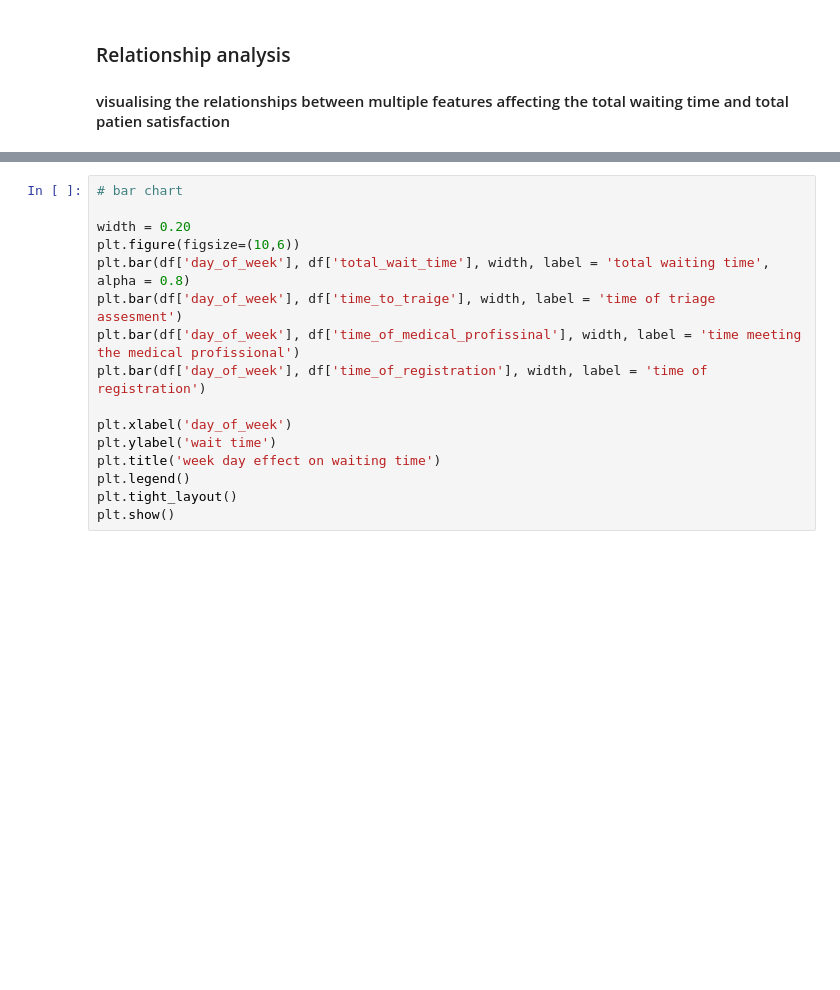
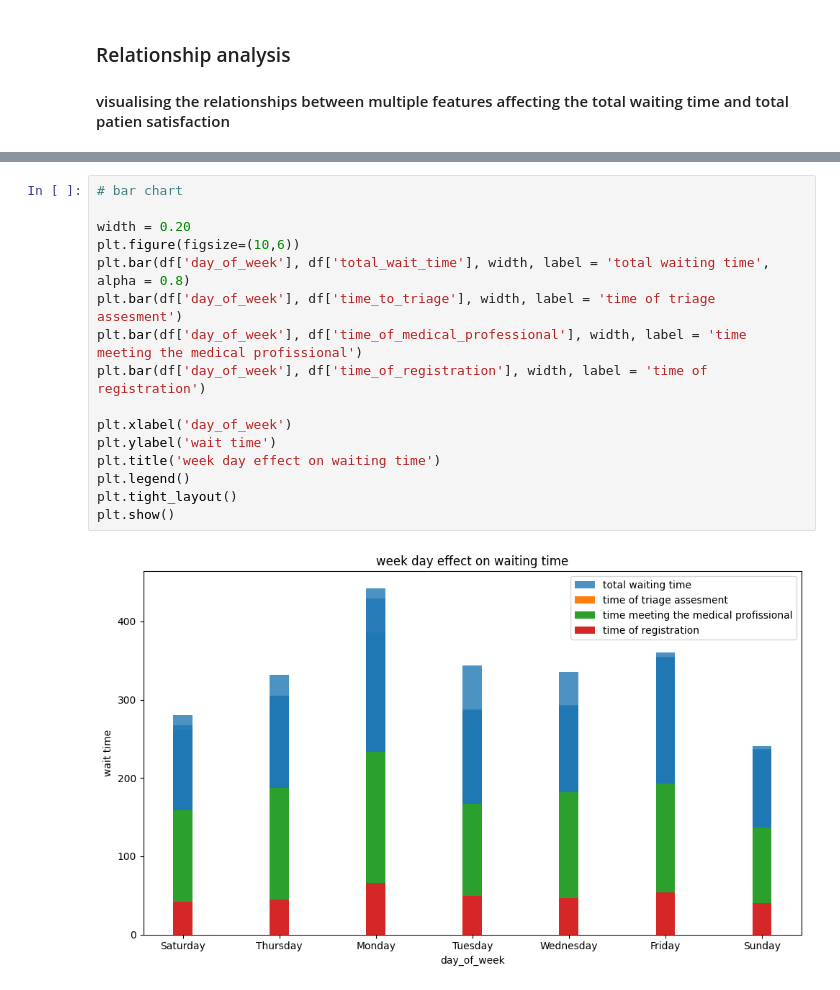
Before and after one commit to KMKomer/case-study-optimaization-of-ER-waiting-time, a Jupyter notebook: clean_ER_data.ipynb, the cells around one changed output, grey strips where cells are left out. Cells and saved outputs as stored; diff of their text form; blank space fills up the shorter version.

```diff
--- a/clean_ER_data.ipynb
+++ b/clean_ER_data.ipynb
@@ -110,18 +172,20 @@ plt.show()
 # %%
 # bar chart
 
 width = 0.20
 plt.figure(figsize=(10,6))
 plt.bar(df['day_of_week'], df['total_wait_time'], width, label = 'total waiting time', alpha = 0.8)
-plt.bar(df['day_of_week'], df['time_to_traige'], width, label = 'time of triage assesment')
-plt.bar(df['day_of_week'], df['time_of_medical_profissinal'], width, label = 'time meeting the medical profissional')
+plt.bar(df['day_of_week'], df['time_to_triage'], width, label = 'time of triage assesment')
+plt.bar(df['day_of_week'], df['time_of_medical_professional'], width, label = 'time meeting the medical profissional')
 plt.bar(df['day_of_week'], df['time_of_registration'], width, label = 'time of registration')
 
 plt.xlabel('day_of_week')
 plt.ylabel('wait time')
 plt.title('week day effect on waiting time')
 plt.legend()
 plt.tight_layout()
 plt.show()
+# %% [output]
+[figure, added]
 # %%
 # histogram on months
```
Also changed, not shown: parts of 10 cells of this notebook, 1 other file.
